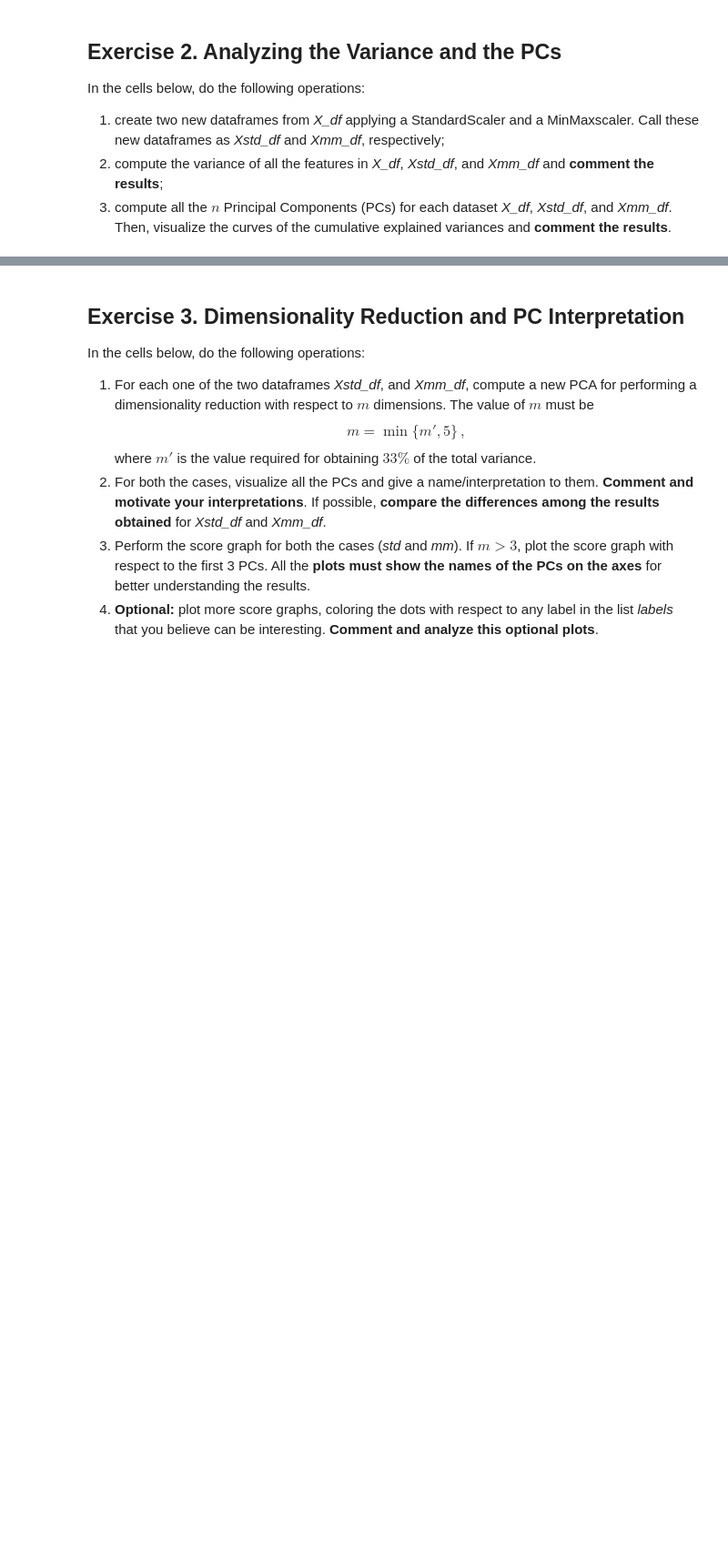
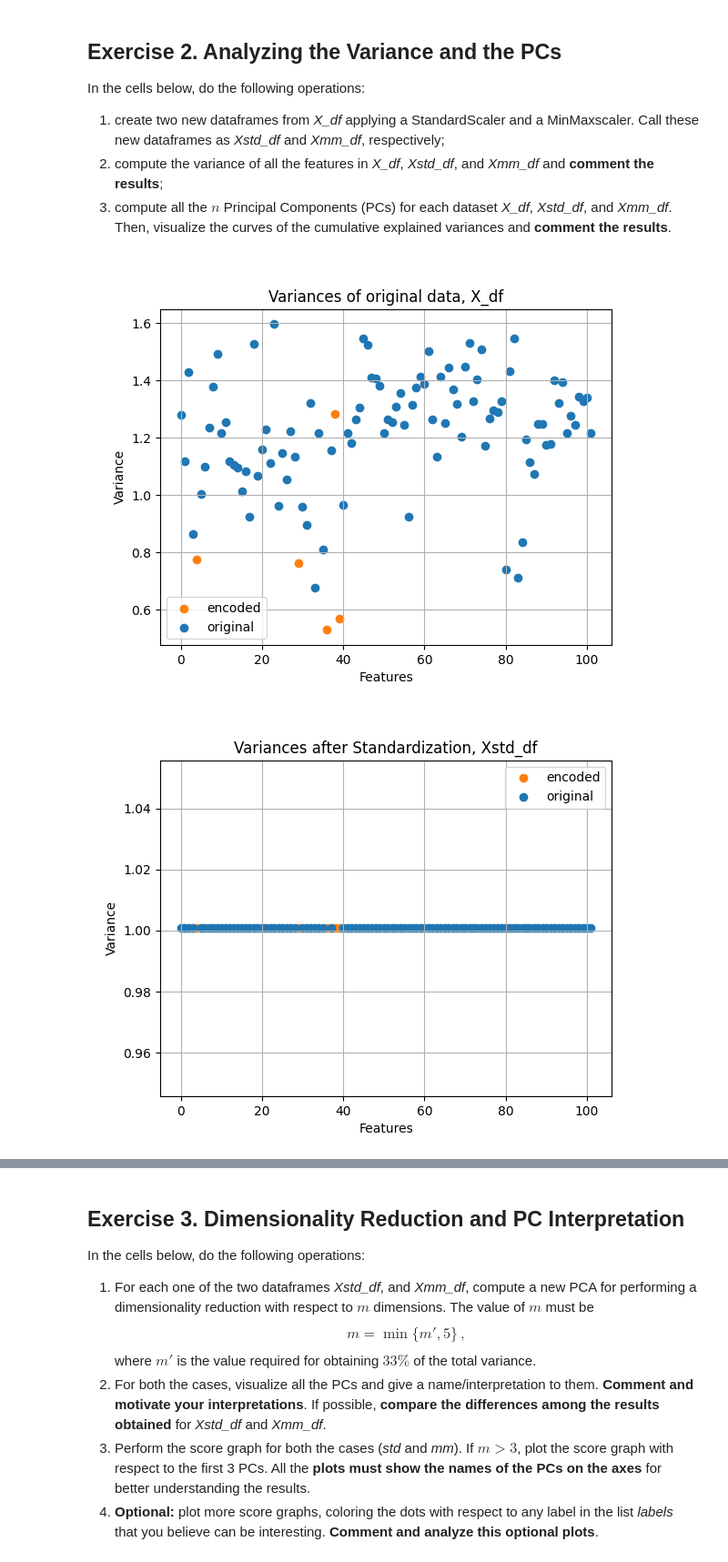
Before and after one commit to Nuzz23/02TWYSM-Computational-linear-algebra-for-large-scale-problems, a Jupyter notebook: Assignments/DellaSanta/HWpca_Surname1_Surname2.ipynb, the cells around one changed output, grey strips where cells are left out. Shown: that part at 91% size. Saved outputs shown, nothing was run; the diff lists cells and outputs as text; code cells hidden in the pictures; blank space fills up the shorter version.

Commit message:
More useful plots

```diff
--- a/Assignments/DellaSanta/HWpca_Surname1_Surname2.ipynb
+++ b/Assignments/DellaSanta/HWpca_Surname1_Surname2.ipynb
@@ -251,23 +329,59 @@ In the cells below, do the following operations:
 3. compute all the $n$ Principal Components (PCs) for each dataset _X_df_, _Xstd_df_, and _Xmm_df_. Then, visualize the curves of the cumulative explained variances and **comment the results**.
 # %%
 # 1
-Xstd_df = pd.DataFrame(sklearn.preprocessing.StandardScaler().fit_transform(X_df), index=X_df.index, columns=X_df.columns)
-Xmm_df = pd.DataFrame(sklearn.preprocessing.MinMaxScaler((0,1)).fit_transform(X_df), index=X_df.index, columns=X_df.columns)
+Xstd_df = pd.DataFrame(StandardScaler().fit_transform(X_df), index=X_df.index, columns=X_df.columns)
+Xmm_df = pd.DataFrame(MinMaxScaler((0,1)).fit_transform(X_df), index=X_df.index, columns=X_df.columns)
 # %%
 # 2
-# display(X_df.describe())
-# display(Xstd_df.describe())
-# display(Xmm_df.describe())
-
 def plot_variances(X:pd.DataFrame, title):
     plt.figure()
-    X.describe().loc['std', :].plot()
-    plt.xticks(ticks=range(0, len(X.columns), 10), labels=[f'x{i + 1}' for i in range(0, len(X.columns), 10)])
+    desc = X.describe()
+    plt.scatter(
+        x=idx_encoded,
+        y=desc.loc['std', mask],
+        color=cm.tab10(1),
+        label='encoded'
+    )
+    plt.scatter(
+        x=idx_original,
+        y=desc.loc['std', mask_not],
+        color=cm.tab10(0),
+        label='original'
+    )
+    # plt.xticks(ticks=range(0, len(X.columns), 10), labels=[f'x{i}' for i in range(0, len(X.columns), 10)])
     plt.title(title)
     plt.xlabel('Features')
     plt.ylabel('Variance')
+    plt.legend()
+    plt.grid()
     plt.show()
 
-plot_variances(X_df, "Variances of original data")
-plot_variances(Xstd_df, "Variances after Standardization")
-plot_variances(Xmm_df, "Variances after MinMax scaling")
+plot_variances(X_df, "Variances of original data, X_df")
+plot_variances(Xstd_df, "Variances after Standardization, Xstd_df")
+plot_variances(Xmm_df, "Variances after MinMax scaling, Xmm_df")
+
+plt.figure()
+X_desc = X_df.describe()
+Xmm_desc = Xmm_df.describe()
+
+plt.scatter(
+    idx_encoded,
+    X_desc.loc['std', mask] / Xmm_desc.loc['std', mask],
+    color=cm.tab10(1),
+    label='encoded'
+)
+plt.scatter(
+    idx_original,
+    X_desc.loc['std', mask_not] / Xmm_desc.loc['std', mask_not],
+    color=cm.tab10(0),
+    label='original'
+)
+plt.title("Scaling factor in MinMax scaling")
+plt.xlabel('Features')
+plt.ylabel('Scaling Factor')
+plt.legend()
+plt.grid()
+plt.show()
+# %% [output]
+[figure, added]
+[figure, added]
```
Also changed, not shown: parts of 24 cells of this notebook.
